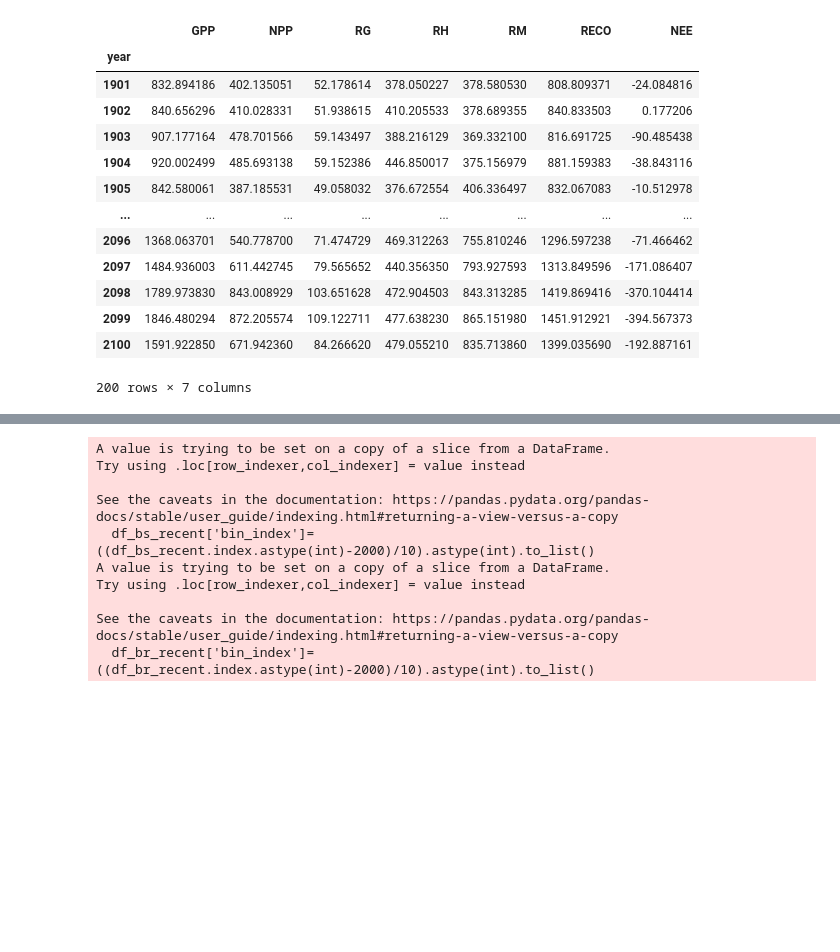
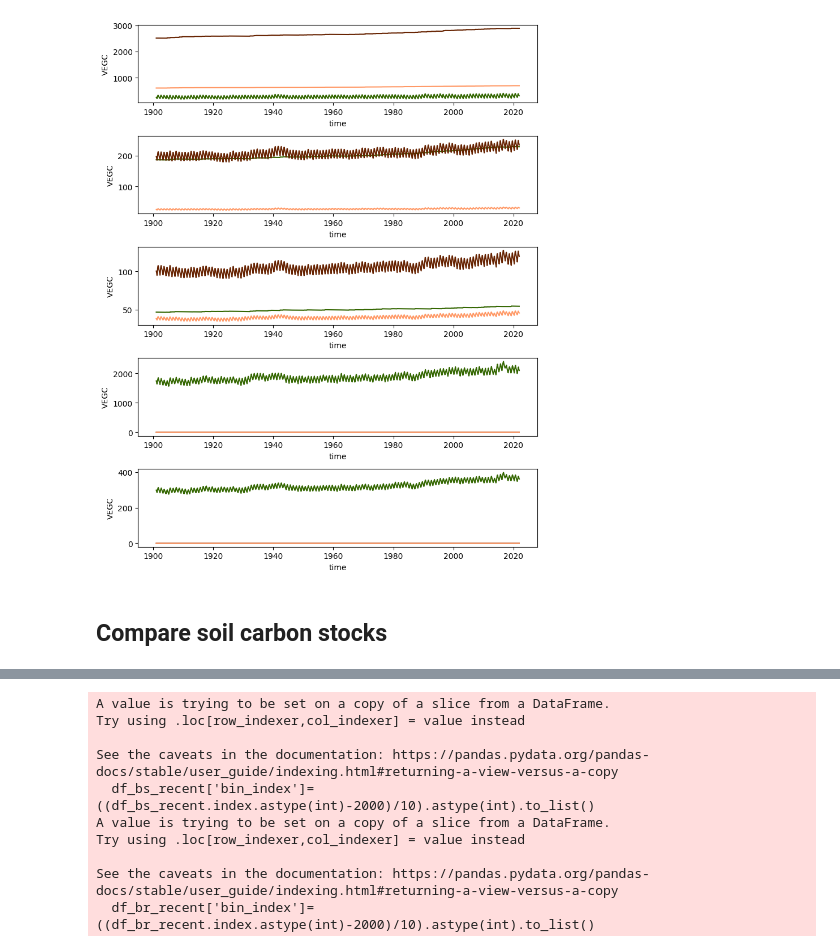
Before and after one commit to uaf-arctic-eco-modeling/dvm-dos-tem, a Jupyter notebook: scripts/caribou-poker-exp/BONA_figs.ipynb, the cells around one changed output, grey strips where cells are left out. Drawn from its saved outputs; the diff is of its cells as text; code cells hidden in the pictures; blank space fills up the shorter version.

```diff
--- a/scripts/caribou-poker-exp/BONA_figs.ipynb
+++ b/scripts/caribou-poker-exp/BONA_figs.ipynb
@@ -28,6 +28,29 @@ rg_sc='RG_monthly_sc.nc'
 
 rh_tr='RH_monthly_tr.nc'
 rh_sc='RH_monthly_sc.nc'
+
+ald_tr='ALD_yearly_tr.nc'
+ald_sc='ALD_yearly_sc.nc'
+
+lwclayer_tr = 'LWCLAYER_monthly_tr.nc'
+lwclayer_sc = 'LWCLAYER_monthly_sc.nc'
+
+tlayer_tr = 'TLAYER_monthly_tr.nc'
+tlayer_sc = 'TLAYER_monthly_sc.nc'
+
+vegc_tr = 'VEGC_monthly_tr.nc'
+vegc_sc = 'VEGC_monthly_sc.nc'
+vegc_eq = 'VEGC_monthly_eq.nc'
+
+lai_tr = 'LAI_monthly_tr.nc'
+
+transpiration_tr = 'TRANSPIRATION_monthly_tr.nc'
+eet_tr = 'EET_monthly_tr.nc'
+
+ltrfalc_tr = 'LTRFALC_monthly_tr.nc'
+shlwc_tr = 'SHLWC_monthly_tr.nc'
+shlwc_eq = 'SHLWC_monthly_eq.nc'
+deepc_eq = 'DEEPC_yearly_eq.nc'
 # %%
 #GPP
 gpp_bs_tr = xr.open_dataset(black_spruce_dir+gpp_tr)
@@ -164 +452,14 @@ rh_br_sc = rh_br_sc.variables['RH'][:, cell_y_coord, cell_x_coord]
+# %%
+fig, axes = plt.subplots(5,1, figsize=(8,10))
+palette=sns.color_palette(['#336600', '#662200', '#ff9966'])
+sns.lineplot(data=vegc_bs_tr.loc[vegc_bs_tr['pft']==0], x='time', y='VEGC', hue='pftpart', ax=axes[0], legend=False, palette=palette)
+sns.lineplot(data=vegc_bs_tr.loc[(vegc_bs_tr['pft']==1)], x='time', y='VEGC', hue='pftpart', ax=axes[1], legend=False, palette=palette)
+sns.lineplot(data=vegc_bs_tr.loc[vegc_bs_tr['pft']==2], x='time', y='VEGC', hue='pftpart', ax=axes[2], legend=False, palette=palette)
+sns.lineplot(data=vegc_bs_tr.loc[vegc_bs_tr['pft']==3], x='time', y='VEGC', hue='pftpart', ax=axes[3], legend=False, palette=palette)
+sns.lineplot(data=vegc_bs_tr.loc[vegc_bs_tr['pft']==4], x='time', y='VEGC', hue='pftpart', ax=axes[4], legend=False, palette=palette)
+fig.tight_layout()
+# %% [output]
+[figure, added]
+# %% [markdown]
+## Compare soil carbon stocks
 # %%
@@ -171,18 +474,0 @@ df_br['year'] = df_br['date'].dt.year
-# %%
-df_br_yearly = df_br.groupby(by=['year']).sum()
-df_br_yearly
-# %% [output]
-|  | GPP | NPP | RG | RH | RM | RECO | NEE |
-| year |  |  |  |  |  |  |  |
-| 1901 | 832.894186 | 402.135051 | 52.178614 | 378.050227 | 378.580530 | 808.809371 | -24.084816 |
-| 1902 | 840.656296 | 410.028331 | 51.938615 | 410.205533 | 378.689355 | 840.833503 | 0.177206 |
-| 1903 | 907.177164 | 478.701566 | 59.143497 | 388.216129 | 369.332100 | 816.691725 | -90.485438 |
-| 1904 | 920.002499 | 485.693138 | 59.152386 | 446.850017 | 375.156979 | 881.159383 | -38.843116 |
-| 1905 | 842.580061 | 387.185531 | 49.058032 | 376.672554 | 406.336497 | 832.067083 | -10.512978 |
-| ... | ... | ... | ... | ... | ... | ... | ... |
-| 2096 | 1368.063701 | 540.778700 | 71.474729 | 469.312263 | 755.810246 | 1296.597238 | -71.466462 |
-| 2097 | 1484.936003 | 611.442745 | 79.565652 | 440.356350 | 793.927593 | 1313.849596 | -171.086407 |
-| 2098 | 1789.973830 | 843.008929 | 103.651628 | 472.904503 | 843.313285 | 1419.869416 | -370.104414 |
-| 2099 | 1846.480294 | 872.205574 | 109.122711 | 477.638230 | 865.151980 | 1451.912921 | -394.567373 |
-| 2100 | 1591.922850 | 671.942360 | 84.266620 | 479.055210 | 835.713860 | 1399.035690 | -192.887161 |
-200 rows × 7 columns
```
Also changed, not shown: parts of 61 cells of this notebook, 24 other files.
